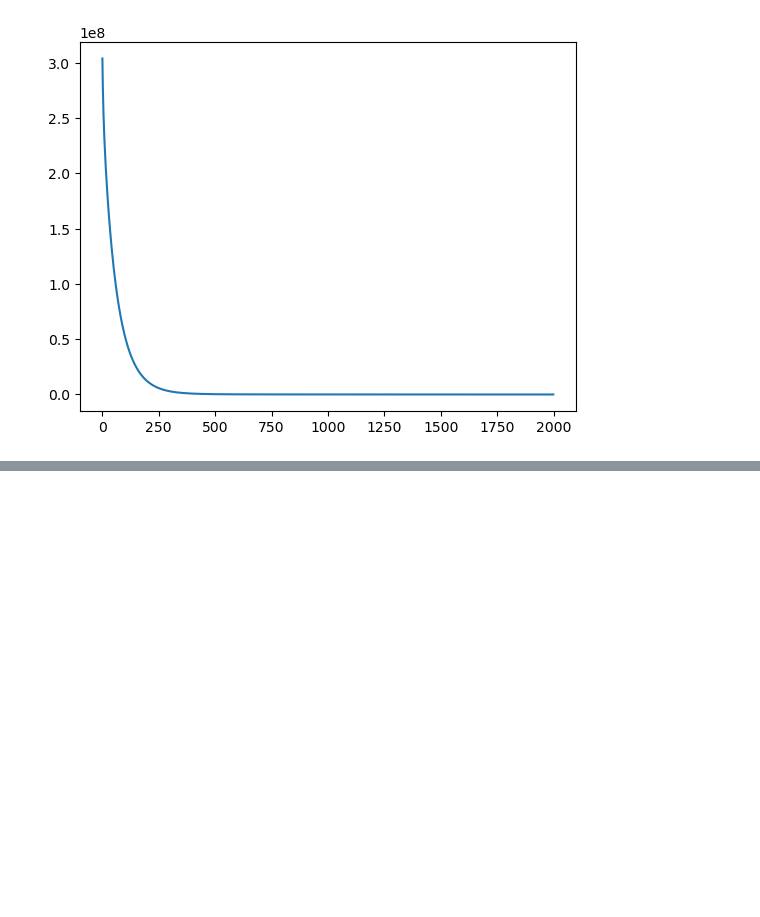
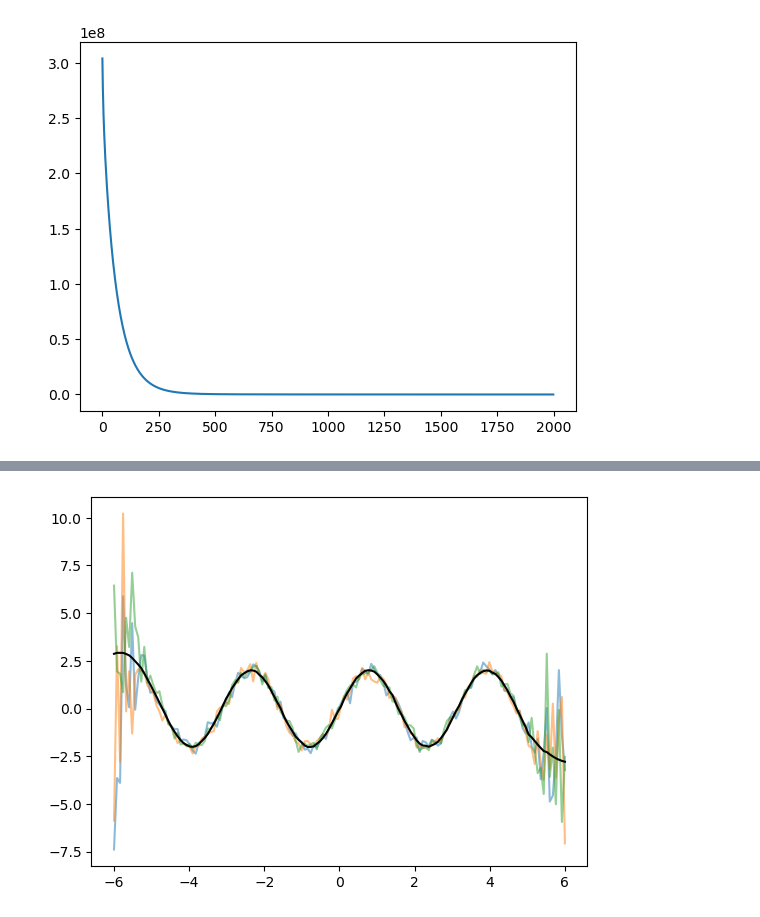
Before and after one commit to luisdiaz1997/GPzoo, a Jupyter notebook: notebooks/vnngp.ipynb, the cells around one changed output, grey strips where cells are left out. Saved outputs shown, nothing was run; the diff lists cells and outputs as text; code cells hidden in the pictures; blank space fills up the shorter version.

```diff
--- a/notebooks/vnngp.ipynb
+++ b/notebooks/vnngp.ipynb
@@ -92,3 +93,9 @@ plt.scatter(X, y, alpha=0.5)
+# %%
+samples = qF.sample((3,))
+plt.plot(X_test, samples.detach().cpu().T, alpha=0.5);
+plt.plot(X_test, mean_test, color='black');
+# %% [output]
+[figure, added]
 # %%
 model.gp.kernel.lengthscale
 # %% [output]
```
Also changed, not shown: parts of 10 cells of this notebook, 5 other files.
